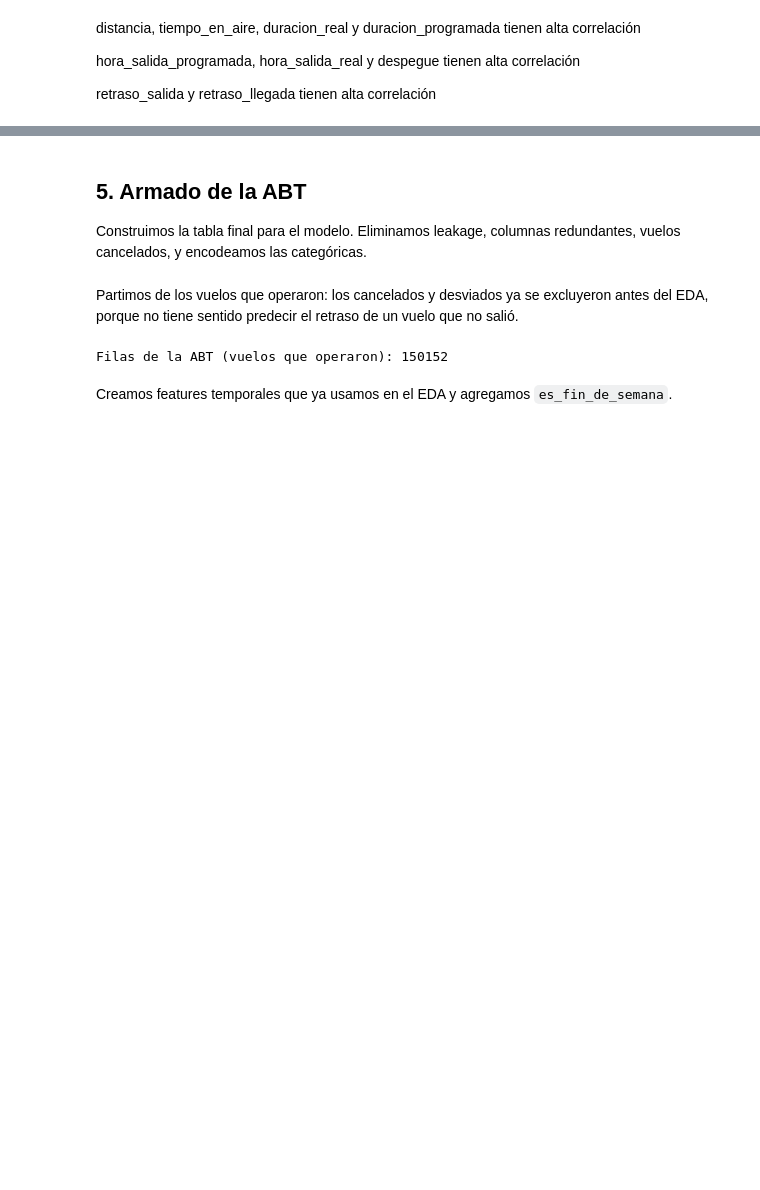
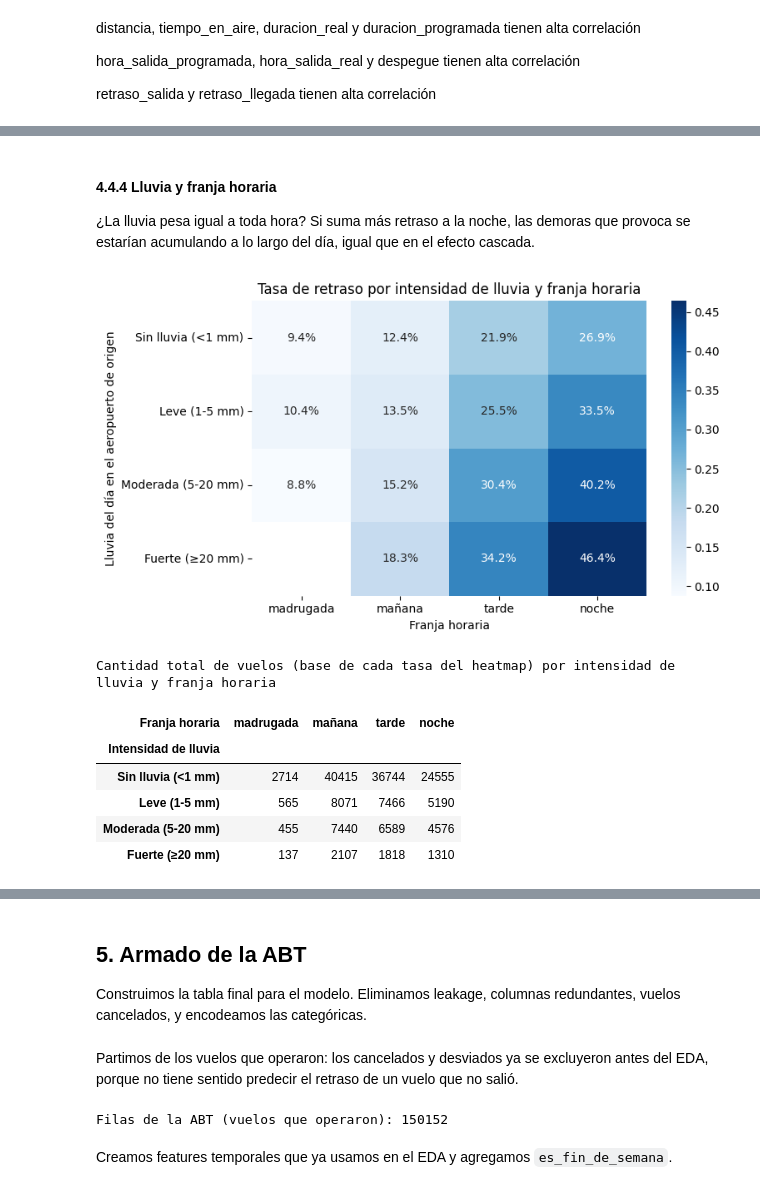
Before and after one commit to Guadacarro/TP_IA, a Jupyter notebook: tp.ipynb, the cells around one changed output, grey strips where cells are left out. Cells and saved outputs as stored; diff of their text form; code cells hidden in the pictures; blank space fills up the shorter version.

```diff
--- a/tp.ipynb
+++ b/tp.ipynb
@@ -1528,0 +1602,37 @@ En este caso no identificamos una gran cantidad de variables correlacionadas, po
+# %% [markdown]
+#### 4.4.4 Lluvia y franja horaria
+
+¿La lluvia pesa igual a toda hora? Si suma más retraso a la noche, las demoras que provoca se estarían acumulando a lo largo del día, igual que en el efecto cascada.
+# %%
+# Tramos de lluvia con los mismos cortes que en 4.3.5.
+# Se usa una serie aparte para no agregar columnas a df_2022 que después lleguen a la ABT.
+tramo_lluvia_vuelo = pd.cut(df_2022['precipitacion'], bins=[-np.inf, 1, 5, 20, np.inf], right=False,
+                            labels=['Sin lluvia (<1 mm)', 'Leve (1-5 mm)',
+                                    'Moderada (5-20 mm)', 'Fuerte (≥20 mm)'])
+
+tasa_lluvia_hora = (df_2022.pivot_table(index=tramo_lluvia_vuelo, columns='hora_del_dia',
+                                        values='retrasado', aggfunc='mean', observed=True)
+                    .reindex(columns=labels))
+vuelos_lluvia_hora = (df_2022.pivot_table(index=tramo_lluvia_vuelo, columns='hora_del_dia',
+                                          values='retrasado', aggfunc='size', observed=True)
+                      .reindex(columns=labels))
+
+plt.figure(figsize=(8, 4.5))
+sns.heatmap(tasa_lluvia_hora, annot=True, fmt='.1%', cmap='Blues', mask=vuelos_lluvia_hora < 200)
+plt.title('Tasa de retraso por intensidad de lluvia y franja horaria')
+plt.xlabel('Franja horaria')
+plt.ylabel('Lluvia del día en el aeropuerto de origen')
+plt.tight_layout()
+plt.show()
+
+print("Cantidad total de vuelos (base de cada tasa del heatmap) por intensidad de lluvia y franja horaria")
+display(vuelos_lluvia_hora.rename_axis(index='Intensidad de lluvia', columns='Franja horaria'))
+# %% [output]
+[figure, added]
+Cantidad total de vuelos (base de cada tasa del heatmap) por intensidad de lluvia y franja horaria
+| Franja horaria | madrugada | mañana | tarde | noche |
+| Intensidad de lluvia |  |  |  |  |
+| Sin lluvia (<1 mm) | 2714 | 40415 | 36744 | 24555 |
+| Leve (1-5 mm) | 565 | 8071 | 7466 | 5190 |
+| Moderada (5-20 mm) | 455 | 7440 | 6589 | 4576 |
+| Fuerte (≥20 mm) | 137 | 2107 | 1818 | 1310 |
```
Also changed, not shown: parts of 24 cells of this notebook.
